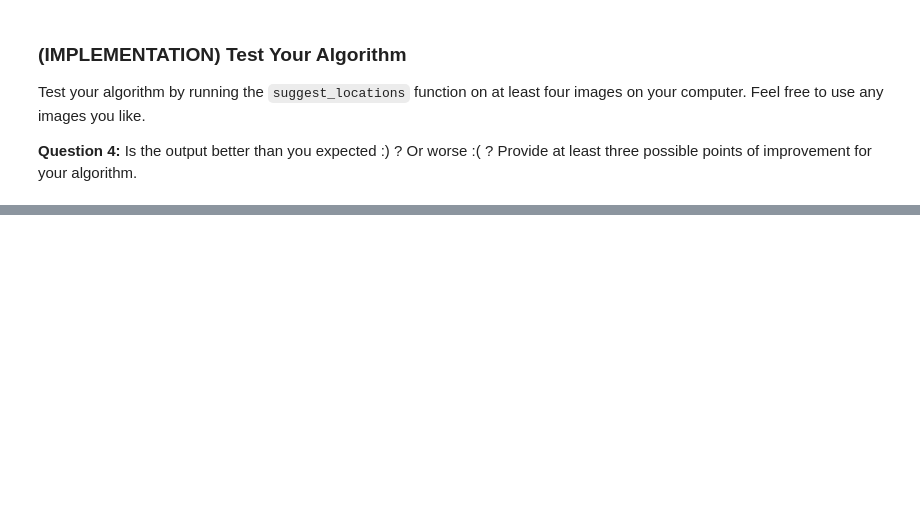
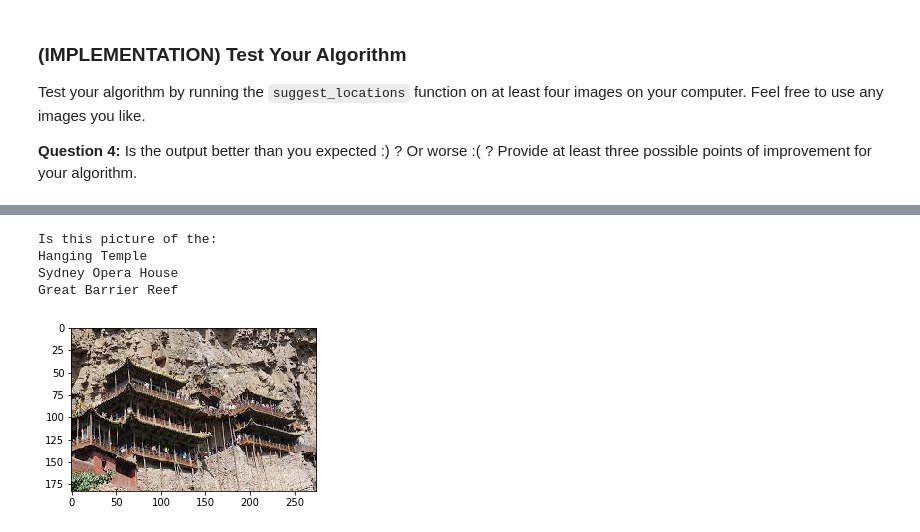
Before and after one commit to gichelli/deep_learning_p2, a Jupyter notebook: landmark.ipynb, the cells around one changed output, grey strips where cells are left out. Drawn from its saved outputs; the diff is of its cells as text; code cells hidden in the pictures; blank space fills up the shorter version.

```diff
--- a/landmark.ipynb
+++ b/landmark.ipynb
@@ -1011,4 +776,12 @@ __Answer:__ (Three possible points for improvement)
 # %%
 ## TODO: Execute the `suggest_locations` function on
 ## at least 4 images on your computer.
 ## Feel free to use as many code cells as needed.
+
+suggest_locations('images/test/hangingtemple.jpeg')
+# %% [output]
+Is this picture of the:
+Hanging Temple
+Sydney Opera House
+Great Barrier Reef
+[figure, added]
```
Also changed, not shown: parts of 39 cells of this notebook, 6 other files.
